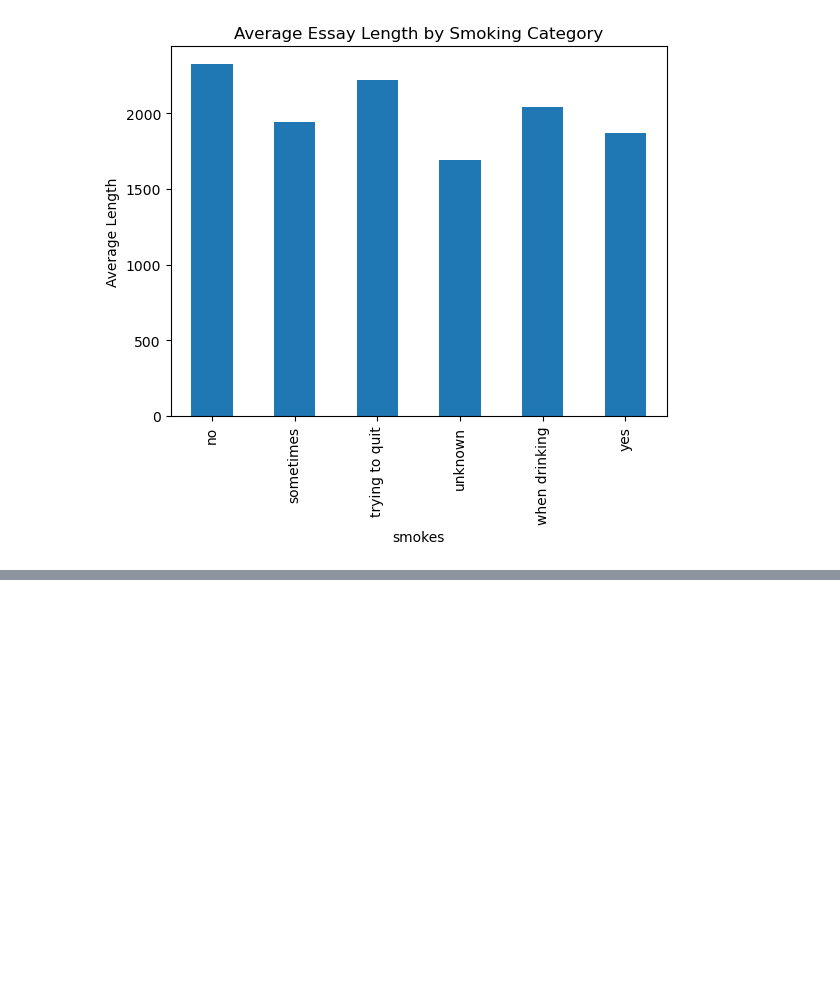
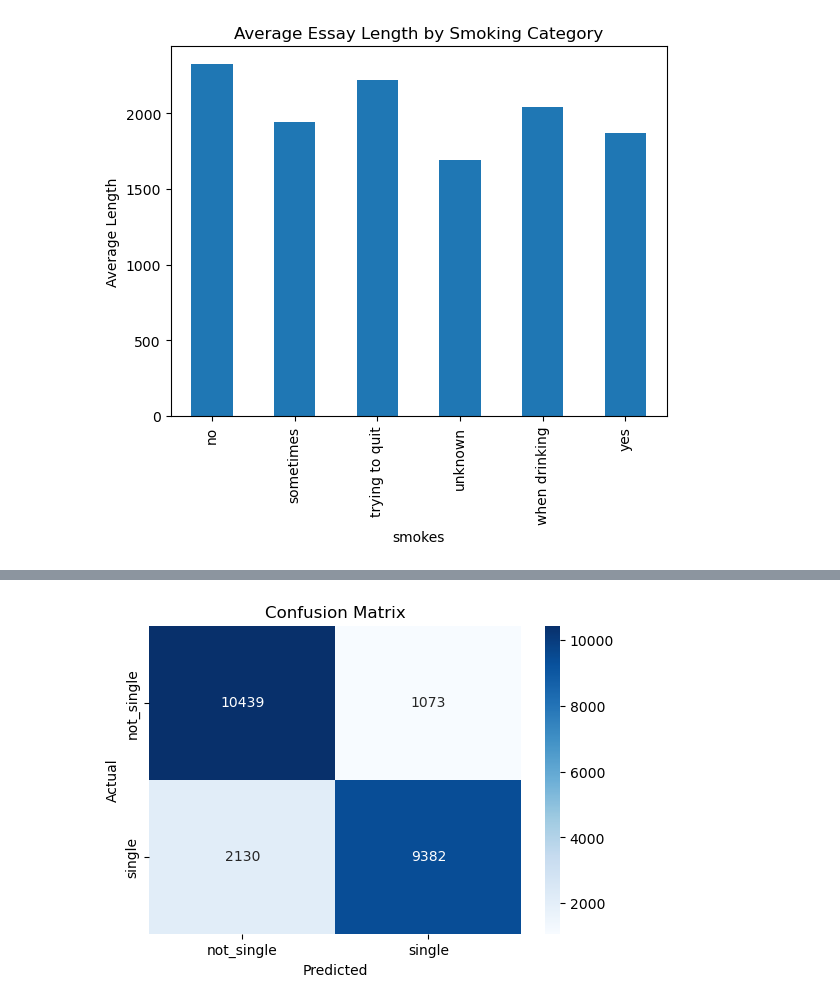
Before and after one commit to KhodorRifaii/MatchMakerAI, a Jupyter notebook: MatchMakerAI.ipynb, the cells around one changed output, grey strips where cells are left out. Cells and saved outputs as stored; diff of their text form; code cells hidden in the pictures; blank space fills up the shorter version.

Commit message:
training and testing

```diff
--- a/MatchMakerAI.ipynb
+++ b/MatchMakerAI.ipynb
@@ -148,0 +209,17 @@ plt.show()
+# %%
+preprocessor = ColumnTransformer(
+    transformers=[
+        ('text', TfidfVectorizer(stop_words='english', max_features=5000), 'essays'),
+        ('num', StandardScaler(), ['age', 'height'])
+    ]
+)
+# %%
+model = Pipeline([
+    ('preprocessing', preprocessor),
+    ('classifier', LogisticRegression(max_iter=1000))
+])
+# %%
+model.fit(X_train, y_train)
+y_pred = model.predict(X_test)
+print(" Accuracy: \n", accuracy_score(y_test, y_pred))
+print(" Classification Report: \n", classification_report(y_test, y_pred))
@@ -148,0 +238,12 @@ plt.show()
+# %%
+cm = confusion_matrix(y_test, y_pred)
+plt.figure(figsize=(6,4))
+sns.heatmap(cm, annot=True, fmt='d', cmap="Blues",
+            xticklabels=model.classes_,
+            yticklabels=model.classes_)
+plt.title("Confusion Matrix")
+plt.xlabel("Predicted")
+plt.ylabel("Actual")
+plt.show()
+# %% [output]
+[figure, added]
```
Also changed, not shown: parts of 5 cells of this notebook.
